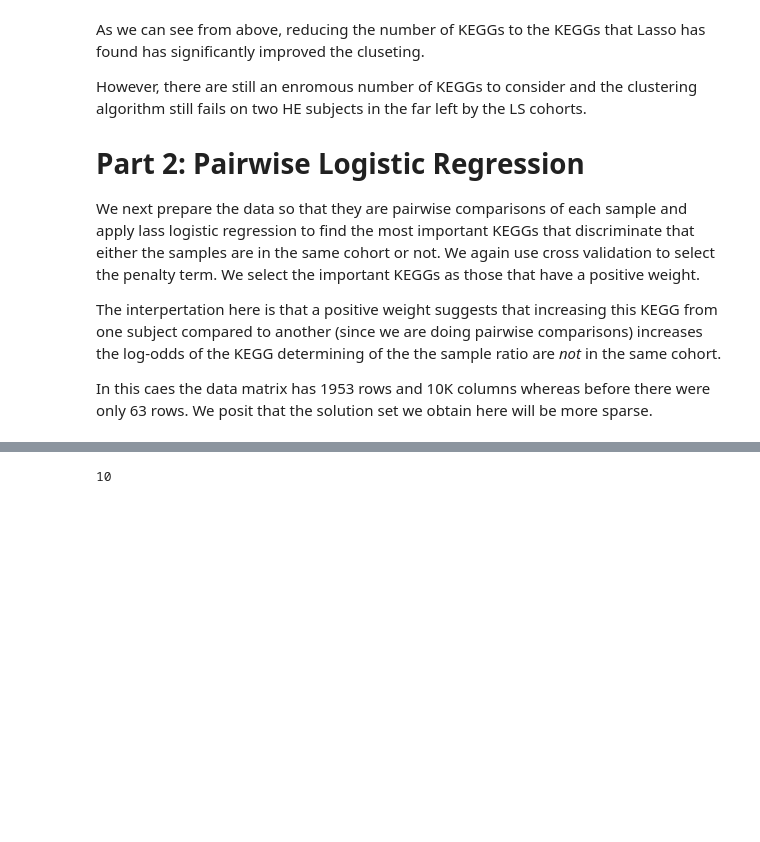
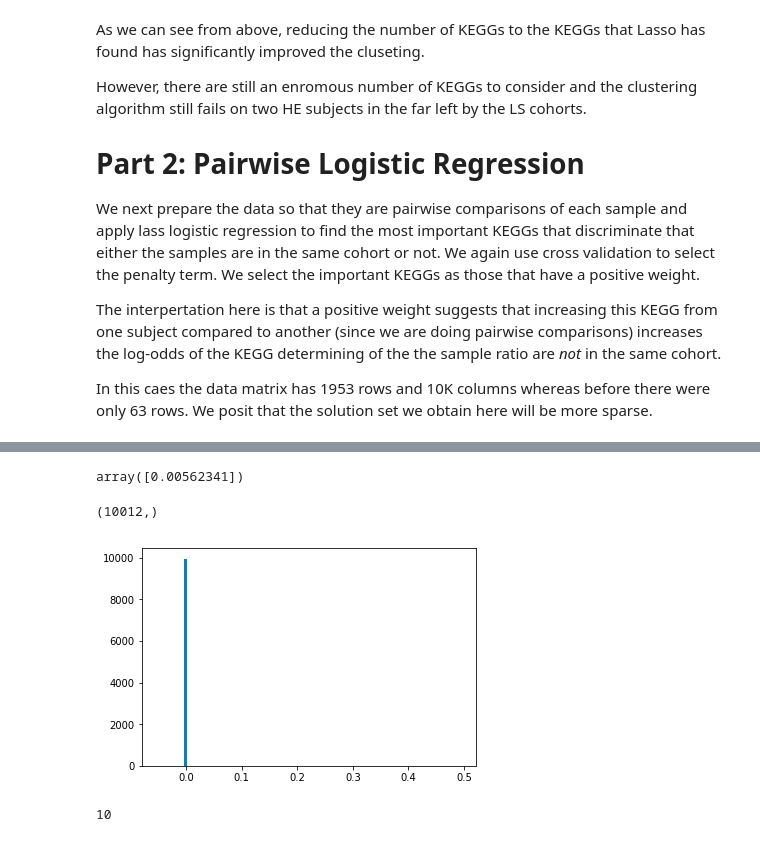
Before and after one commit to myazdani/KEGGs-15-12-2017, a Jupyter notebook: scripts/ratio-analysis/2018-06-30_pairwife-logistic-regression.ipynb, the cells around one changed output, grey strips where cells are left out. Drawn from its saved outputs; the diff is of its cells as text; code cells hidden in the pictures; blank space fills up the shorter version.

```diff
--- a/scripts/ratio-analysis/2018-06-30_pairwife-logistic-regression.ipynb
+++ b/scripts/ratio-analysis/2018-06-30_pairwife-logistic-regression.ipynb
@@ -143,7 +147,8 @@ def get_sparse_set(input_arr, target_arr, laplace_scale):
     y_diffs = pairwise_diffs(target_arr[:, np.newaxis]).squeeze()
     y_diffs[y_diffs != 0] = 1
 
-    LR = LogisticRegressionCV(Cs = np.logspace(-4, 2, 25), penalty="l1", solver="liblinear", n_jobs=-2)
+    LR = LogisticRegressionCV(Cs = np.logspace(-4, 2, 25), penalty="l1",
+                              n_jobs=-2, solver = "liblinear")
 
     LR.fit(X_diffs, y_diffs)
 
@@ -151 +163,13 @@ def get_sparse_set(input_arr, target_arr, laplace_scale):
+# %%
+LR_all.C_
+# %% [output]
+array([0.00562341])
+# %%
+LR_all.coef_.squeeze().shape
+# %% [output]
+(10012,)
+# %%
+plt.hist(LR_all.coef_.squeeze(), bins=100);
+# %% [output]
+[figure, added]
 # %%
```
Also changed, not shown: parts of 35 cells of this notebook.
